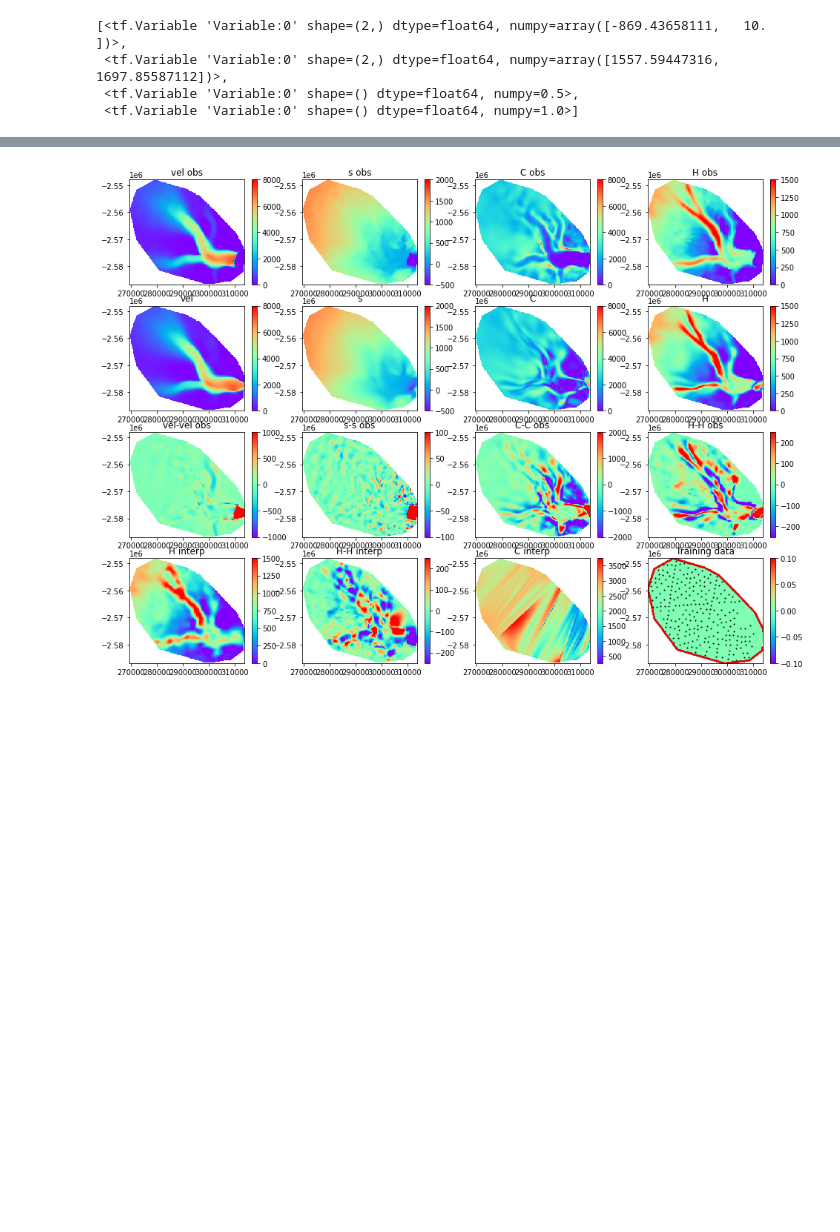
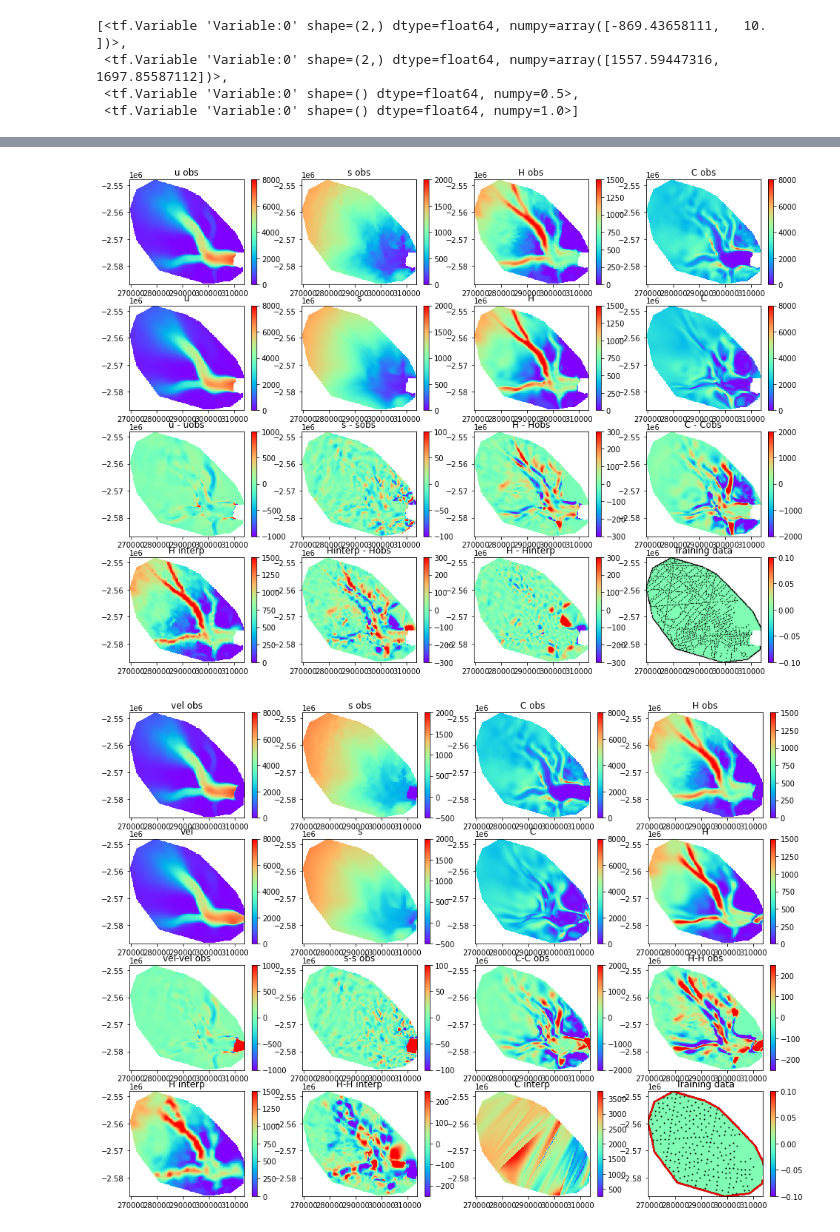
Before and after one commit to enigne/PINNS, a Jupyter notebook: postproc.ipynb, the cells around one changed output, grey strips where cells are left out. Saved outputs shown, nothing was run; the diff lists cells and outputs as text; code cells hidden in the pictures; blank space fills up the shorter version.

```diff
--- a/postproc.ipynb
+++ b/postproc.ipynb
@@ -55,8 +64,9 @@ hp["history_frequency"] = history_frequency
 repoPath = "./"
 appDataPath = os.path.join(repoPath, "matlab_SSA", "DATA")
 # path = os.path.join(appDataPath, "Helheim_Big_PINN_obs_ITSLIVE0.mat")
-path = os.path.join(appDataPath, "Helheim_Weertman_iT080_PINN_fastflow_CF_1500.mat")
+# path = os.path.join(appDataPath, "Helheim_Weertman_iT080_PINN_fastflow_CF_1500.mat")
 # path = os.path.join(appDataPath, "Helheim_Weertman_iT080_PINN_fastflow_fl.mat")
+path = os.path.join(appDataPath, "Helheim_Weertman_iT080_PINN_fastflow_CF.mat")
 
 
 
@@ -69,8 +79,8 @@ path = os.path.join(appDataPath, "Helheim_Weertman_iT080_PINN_fastflow_CF_1500.m
 # modelPath = './Models/SSA2D_3NN_fl_3NN_6x20_weights5_3_5_10_16_20231113_190344'
 # modelPath = './Models/SSA2D_3NN_test_NH125_3NN_6x20_weights5_3_5_10_16_20231114_162319'
 # modelPath = './Models/SSA2D_Rignot2012_3NN_6x20_weights5_3_5_10_16_20231115_081042'
-modelPath = './Models/SSA2D_FlightTrackH250_3NN_6x20_weights5_3_5_8_14_20231127_152002'
-
+# modelPath = './Models/SSA2D_FlightTrackH250_3NN_6x20_weights5_3_5_8_14_20231127_152002'
+modelPath = './Models_Kubeflow/2D/SSA2D_FlightTrackH_3NN_6x20_weights5_3_5_8_14_20231124_175437/'
 
 
 reloadModel = True
@@ -234,0 +162,10 @@ WARNING:tensorflow:6 out of the last 6 calls to <function recreate_function.<loc
+# %%
+X_nn = np.hstack((X.flatten()[:,None], Y.flatten()[:,None]))
+# %%
+# predicted solution
+u_pred, v_pred, s_pred, H_pred, C_pred = pinn.predict(X_nn)
+u_nn = np.reshape(u_pred, X.shape)*yts
+v_nn = np.reshape(v_pred, X.shape)*yts
+s_nn = np.reshape(s_pred, X.shape)
+H_nn = np.reshape(H_pred, X.shape)
+C_nn = np.reshape(C_pred, X.shape)
@@ -235,3 +221,27 @@ WARNING:tensorflow:6 out of the last 6 calls to <function recreate_function.<loc
+# %%
+vranges={'u obs': [0,8e3], 'u': [0,8e3], 'u - uobs':[-1e3,1e3],
+         'H':[0,1500], 'H obs':[0,1500],'H interp':[0,1500],
+         'H - Hobs':[-0.3e3,0.3e3], 'Hinterp - Hobs':[-0.3e3,0.3e3], 'H - Hinterp':[-0.3e3,0.3e3],
+         'C':[0,8e3], 'C obs':[0,8e3],'C - Cobs':[-2e3,2e3],
+         's - sobs':[-100,100], 's':[0,2000], 's obs':[0,2000]
+      }
+fig, axs = plt.subplots(4, 4 , figsize=(16,12))
+
+for ax,name in zip(axs.ravel(), plotData.keys()):
+    vr = vranges.setdefault(name, [None, None])
+    im = ax.imshow(plotData[name], interpolation='nearest', cmap='rainbow',
+            extent=[X.min(), X.max(), Y.min(), Y.max()],
+            vmin=vr[0], vmax=vr[1],
+            origin='lower', aspect='auto')
+    ax.set_title(name)
+    fig.colorbar(im, ax=ax, shrink=1)
+    if name =='Training data':
+        ax.scatter(X_u_train['H'][:,0:1],X_u_train['H'][:,1:2],0.2,'black')
+#         ax.scatter(X_u_train['C'][:,0:1],X_u_train['C'][:,1:2],1,'red')
+        ax.set_xlim(X.min(), X.max())
+        ax.set_ylim(Y.min(), Y.max())
+# %% [output]
+[figure, added]
 # %%
     vranges={'vel obs': [0,8e3], 'vel': [0,8e3], 'vel-vel obs':[-1e3,1e3],
              'H':[0,1500], 'H obs':[0,1500],'H interp':[0,1500],
```
Also changed, not shown: parts of 10 cells of this notebook, 2 other files.
